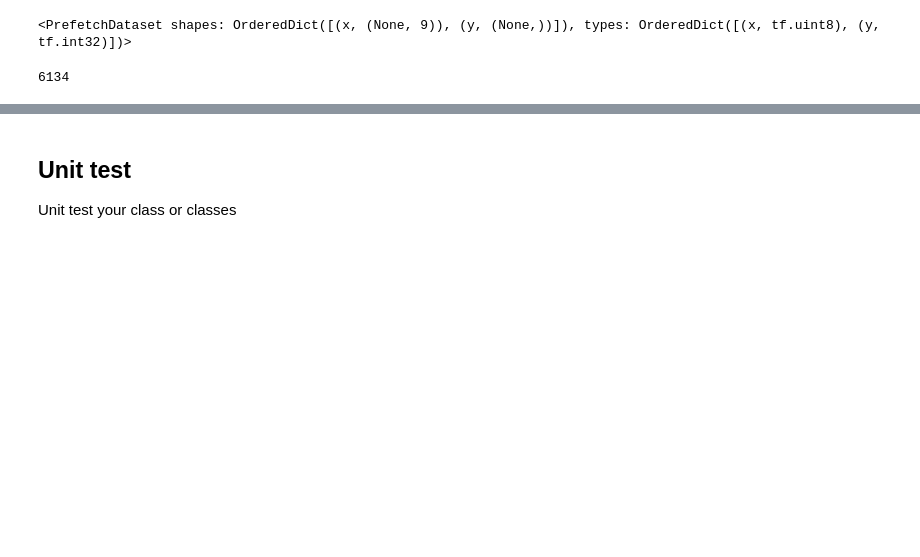
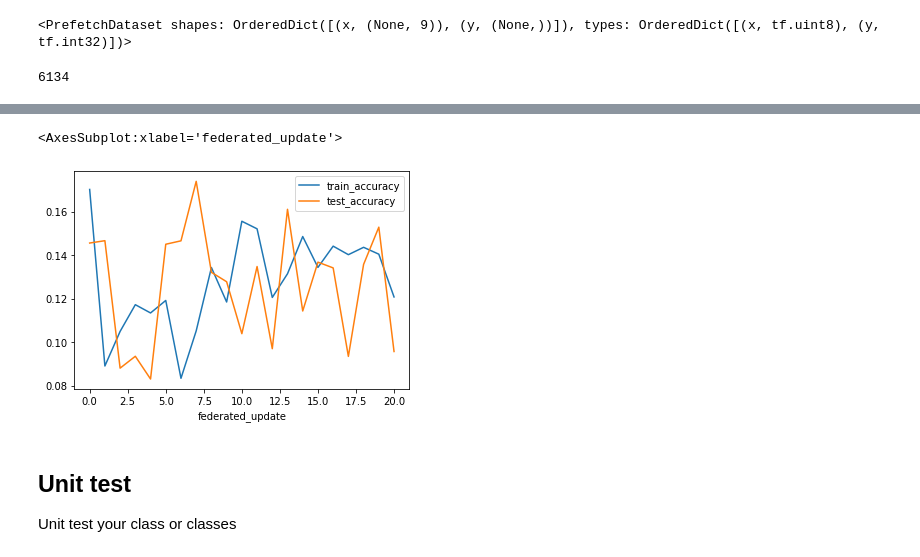
Before and after one commit to City-of-Helsinki/ml_federated_customer_journey, a Jupyter notebook: 01_model.ipynb, the cells around one changed output, grey strips where cells are left out. Saved outputs shown, nothing was run; the diff lists cells and outputs as text; code cells hidden in the pictures; blank space fills up the shorter version.

```diff
--- a/01_model.ipynb
+++ b/01_model.ipynb
@@ -348,3 +353,8 @@ metrics_df.plot(y=["train_loss", "test_loss"])
+# %%
+metrics_df.plot(y=["train_accuracy", "test_accuracy"])
+# %% [output]
+<AxesSubplot:xlabel='federated_update'>
+[figure, added]
 # %% [markdown]
 ## Unit test
 
```
Also changed, not shown: parts of 10 cells of this notebook.
